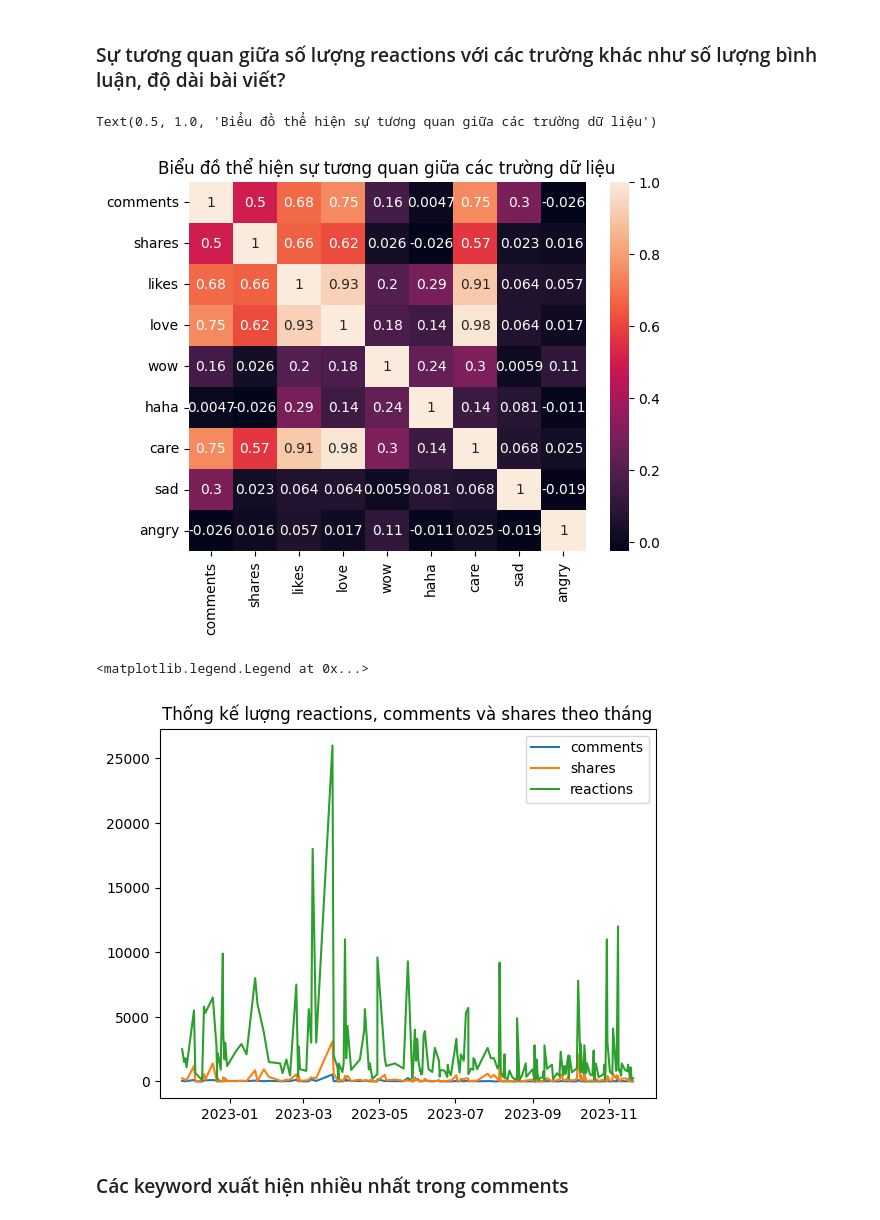
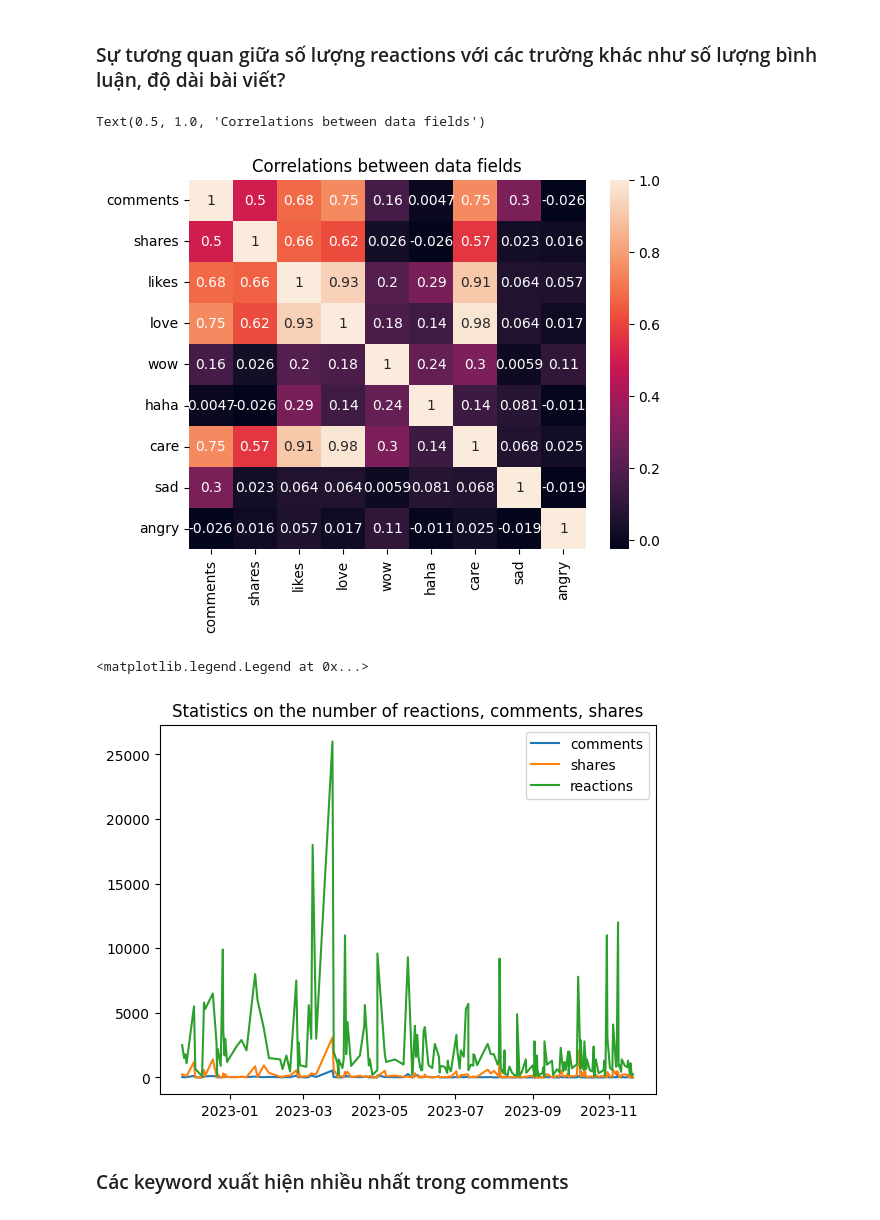
Before and after one commit to Page0526/Data-Analysis-with-Python, a Jupyter notebook: Analyze.ipynb, the cells around one changed output. Drawn from its saved outputs; the diff is of its cells as text; code cells hidden in the pictures.

```diff
--- a/Analyze.ipynb
+++ b/Analyze.ipynb
@@ -388,23 +419,23 @@ raw
 # %%
 corr = raw[['comments','shares','likes','love','wow','haha','care','sad','angry']]
 # tính hệ số tương quan giữa các trường reactions, comments, shares
 corr = corr.corr()
 ax = sns.heatmap(corr,annot=True)
-ax.set_title('Biểu đồ thể hiện sự tương quan giữa các trường dữ liệu')
+ax.set_title('Correlations between data fields')
 # %% [output]
-Text(0.5, 1.0, 'Biểu đồ thể hiện sự tương quan giữa các trường dữ liệu')
+Text(0.5, 1.0, 'Correlations between data fields')
-[figure, old version]
+[figure, new version]
 # %%
 # line plot
 fig, ax = plt.subplots()
 ax.plot(raw['time'],raw['comments'],label='comments')
 ax.plot(raw['time'],raw['shares'],label='shares')
 ax.plot(raw['time'],raw['reaction_count'],label='reactions')
-ax.set_title("Thống kế lượng reactions, comments và shares theo tháng")
+ax.set_title("Statistics on the number of reactions, comments, shares")
 plt.legend()
 # %% [output]
 <matplotlib.legend.Legend at 0x...>
-[figure, old version]
+[figure, new version]
 # %%
 November = raw.loc[raw['month'] == 'November','reaction_count']
 # %% [markdown]
```
Also changed, not shown: parts of 9 cells of this notebook.
